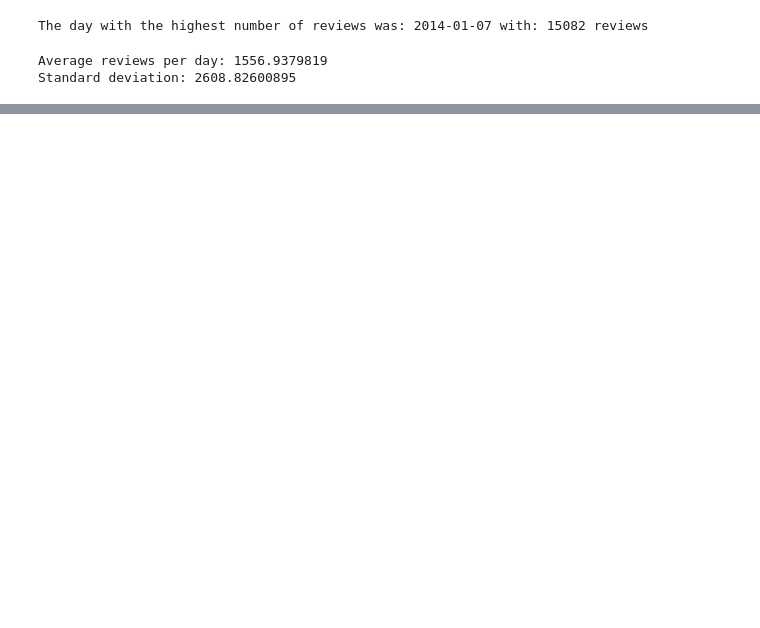
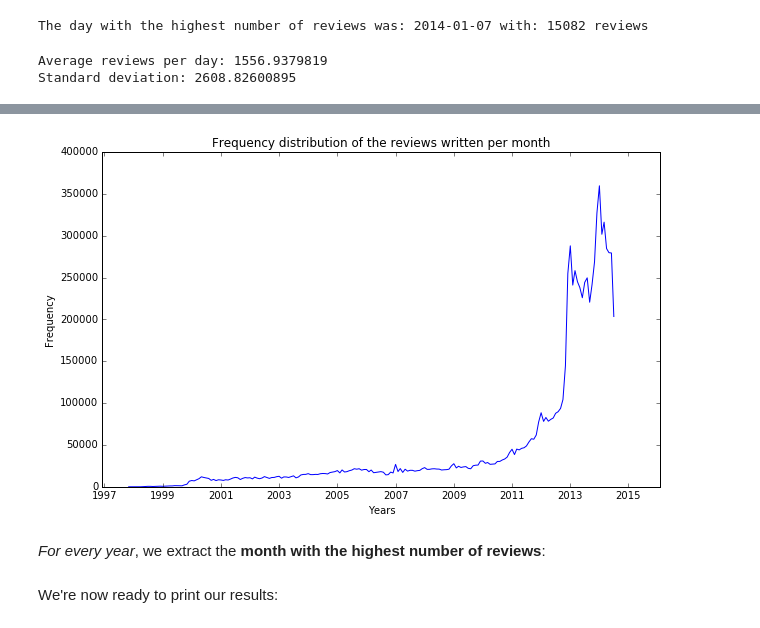
Before and after one commit to lccambiaghi/Amazon-Products-and-Reviews-Analysis, a Jupyter notebook: EC2/Spark.ipynb, the cells around one changed output, grey strips where cells are left out. Cells and saved outputs as stored; diff of their text form; code cells hidden in the pictures; blank space fills up the shorter version.

```diff
--- a/EC2/Spark.ipynb
+++ b/EC2/Spark.ipynb
@@ -836,0 +860,30 @@ Standard deviation: 2608.82600895
+# %%
+start_date = reviews_per_day[0]['reviewTime']
+start_date = datetime.date(start_date.year,start_date.month,1)
+end_date = reviews_per_day[-1]['reviewTime']
+end_date = datetime.date(end_date.year,end_date.month,1)
+months = [dt.date() for dt in rrule(MONTHLY, dtstart=start_date, until=end_date)]
+
+reviews_per_month = []
+for month in months:
+    count=0
+    for day in reviews_per_day:
+        if day['reviewTime'].year==month.year and day['reviewTime'].month==month.month:
+            count+=day['count']
+    reviews_per_month.append((month,count))
+# %%
+frequencies = [elm[1] for elm in reviews_per_month]
+mat_dates = [mdates.date2num(elm[0]) for elm in reviews_per_month]
+fig, ax = plt.subplots(1,1,figsize=(10,6))
+plt.plot(mat_dates,frequencies)
+plt.title('Frequency distribution of the reviews written per month')
+plt.xlabel('Years')
+plt.ylabel('Frequency')
+locator = mdates.AutoDateLocator()
+ax.xaxis.set_major_locator(locator)
+ax.xaxis.set_major_formatter(mdates.AutoDateFormatter(locator))
+plt.show()
+# %% [output]
+[figure, added]
+# %% [markdown]
+*For every year*, we extract the **month with the highest number of reviews**:
@@ -836,0 +901,2 @@ Standard deviation: 2608.82600895
+# %% [markdown]
+We're now ready to print our results:
```
Also changed, not shown: parts of 27 cells of this notebook, 3 other files.
